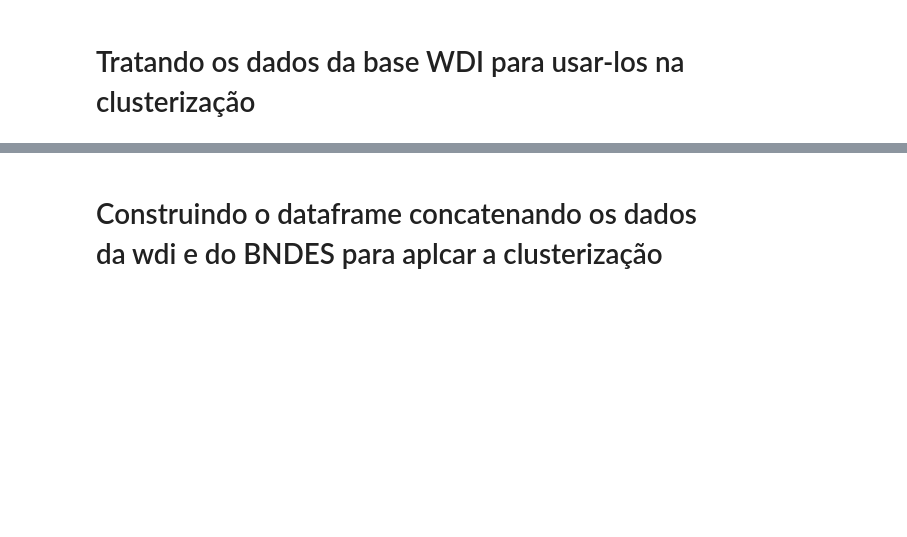
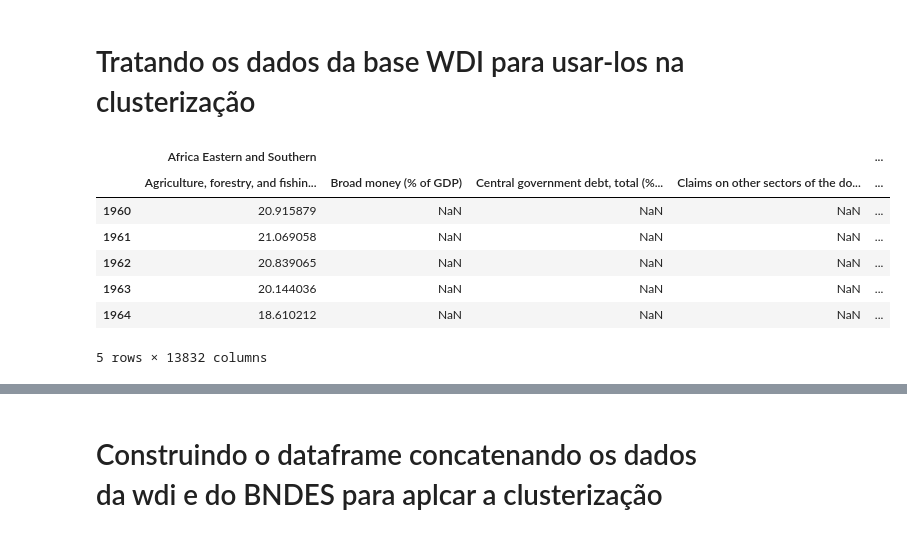
Before and after one commit to pedromxavier/bndes, a Jupyter notebook: notebooks/organiza_dados.ipynb, the cells around one changed output, grey strips where cells are left out. Cells and saved outputs as stored; diff of their text form; code cells hidden in the pictures; blank space fills up the shorter version.

```diff
--- a/notebooks/organiza_dados.ipynb
+++ b/notebooks/organiza_dados.ipynb
@@ -111,14 +199,23 @@ relacao = {"quimica" : ["QUÍMICA E PETROQUÍMICA", "Chemicals (% of value added
 # %%
 wdi_t = df_wdi[df_wdi['Indicator Name'].str.match(r'^.*(% of GDP).*$')].T
 idx = pd.IndexSlice
 
 wdi_t.columns = pd.MultiIndex.from_product([wdi_t.loc['Country Name'].unique(), wdi_t.loc['Indicator Name'].unique()])
-wdi_t.drop(labels=['Country Name','Indicator Name'], axis=0, inplace=True)
+wdi_t.drop(labels=['Country Name','Indicator Name', 'Country Code'], axis=0, inplace=True)
 wdi_t.drop(index=['Indicator Code','Unnamed: 65'], inplace=True)
 wdi_t.index = list(wdi_t.index.str.extract(r'([0-9]{4})').values.astype(int).reshape((1,-1)))
 wdi_t.replace(regex=r'^.*$', value=np.nan, inplace=True)
 wdi_t = wdi_t.apply(pd.to_numeric)
 wdi_t.head()
+# %% [output]
+|  | Africa Eastern and Southern |  |  |  | ... |
+|  | Agriculture, forestry, and fishin... | Broad money (% of GDP) | Central government debt, total (%... | Claims on other sectors of the do... | ... |
+| 1960 | 20.915879 | NaN | NaN | NaN | ... |
+| 1961 | 21.069058 | NaN | NaN | NaN | ... |
+| 1962 | 20.839065 | NaN | NaN | NaN | ... |
+| 1963 | 20.144036 | NaN | NaN | NaN | ... |
+| 1964 | 18.610212 | NaN | NaN | NaN | ... |
+5 rows × 13832 columns
 # %%
 countries = ['Brazil', 'Spain', 'Mexico', 'Turkey', 'Germany','World']
 
```
Also changed, not shown: parts of 13 cells of this notebook.
